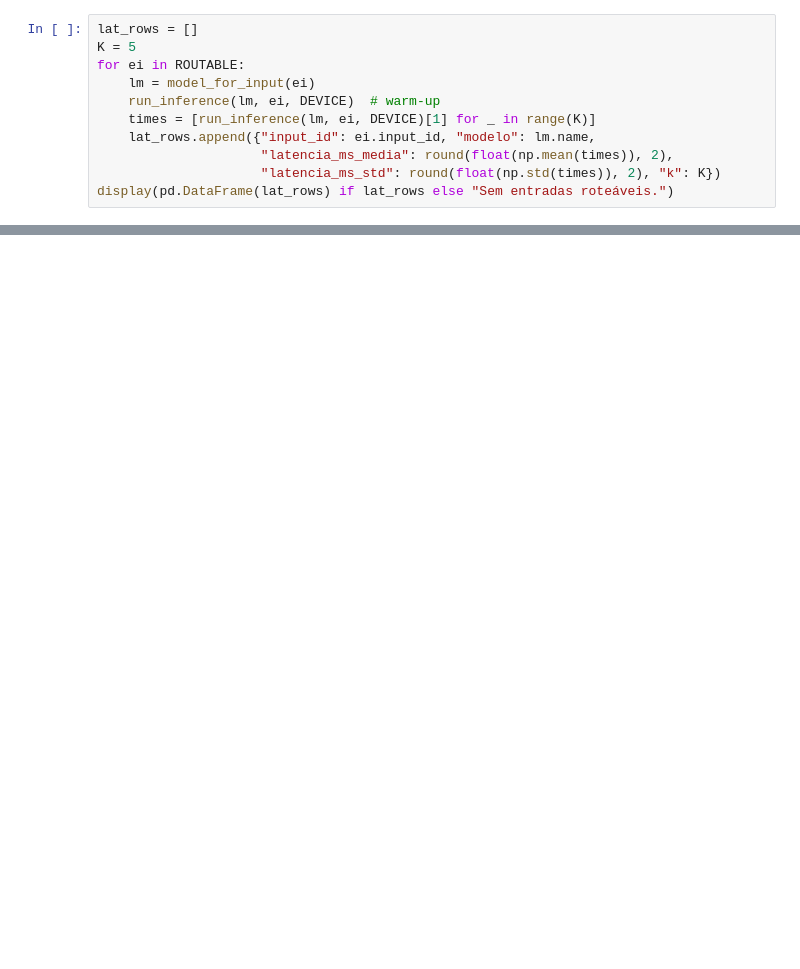
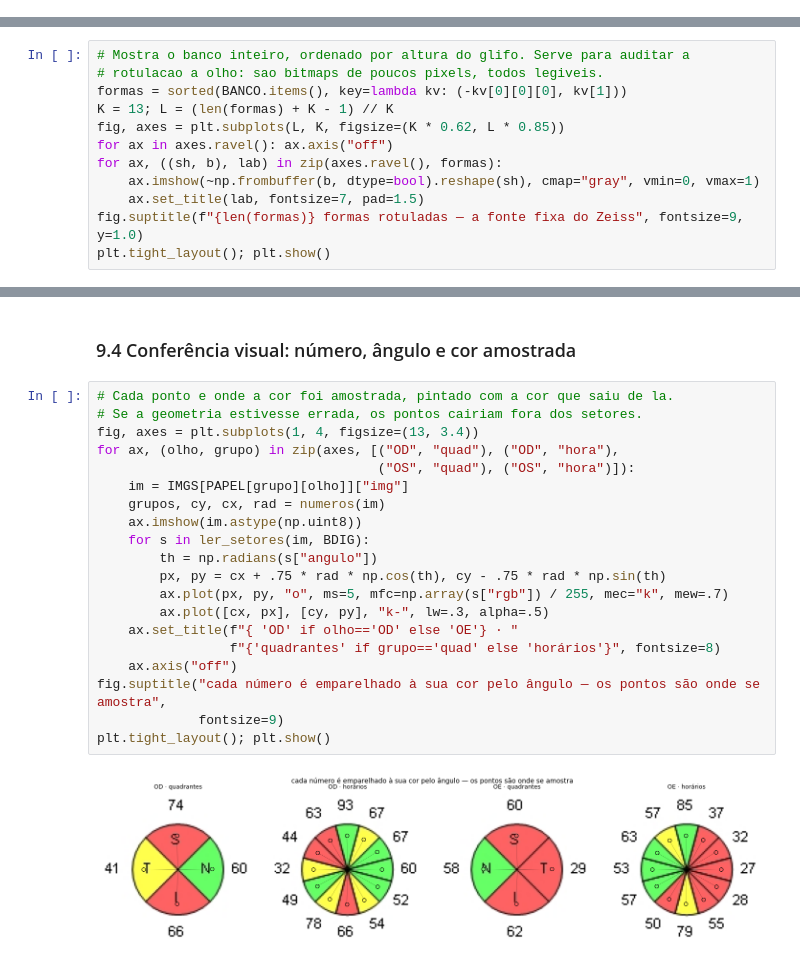
Before and after one commit to rtardell1/pai-analise-de-retina-oct, a Jupyter notebook: pai-analise_retina-rafael_tardelli.ipynb, the cells around one changed output, grey strips where cells are left out. Cells and saved outputs as stored; diff of their text form; blank space fills up the shorter version.

```diff
--- a/pai-analise_retina-rafael_tardelli.ipynb
+++ b/pai-analise_retina-rafael_tardelli.ipynb
@@ -903,11 +0,0 @@ desvio-padrão (ms), após um *warm-up*.
-# %%
-lat_rows = []
-K = 5
-for ei in ROUTABLE:
-    lm = model_for_input(ei)
-    run_inference(lm, ei, DEVICE)  # warm-up
-    times = [run_inference(lm, ei, DEVICE)[1] for _ in range(K)]
-    lat_rows.append({"input_id": ei.input_id, "modelo": lm.name,
-                     "latencia_ms_media": round(float(np.mean(times)), 2),
-                     "latencia_ms_std": round(float(np.std(times)), 2), "k": K})
-display(pd.DataFrame(lat_rows) if lat_rows else "Sem entradas roteáveis.")
@@ -965,0 +709,12 @@ experimentos; números específicos dependem das imagens carregadas na execuçã
+# %%
+# Mostra o banco inteiro, ordenado por altura do glifo. Serve para auditar a
+# rotulacao a olho: sao bitmaps de poucos pixels, todos legiveis.
+formas = sorted(BANCO.items(), key=lambda kv: (-kv[0][0][0], kv[1]))
+K = 13; L = (len(formas) + K - 1) // K
+fig, axes = plt.subplots(L, K, figsize=(K * 0.62, L * 0.85))
+for ax in axes.ravel(): ax.axis("off")
+for ax, ((sh, b), lab) in zip(axes.ravel(), formas):
+    ax.imshow(~np.frombuffer(b, dtype=bool).reshape(sh), cmap="gray", vmin=0, vmax=1)
+    ax.set_title(lab, fontsize=7, pad=1.5)
+fig.suptitle(f"{len(formas)} formas rotuladas — a fonte fixa do Zeiss", fontsize=9, y=1.0)
+plt.tight_layout(); plt.show()
@@ -965,0 +920,24 @@ experimentos; números específicos dependem das imagens carregadas na execuçã
+# %% [markdown]
+### 9.4 Conferência visual: número, ângulo e cor amostrada
+# %%
+# Cada ponto e onde a cor foi amostrada, pintado com a cor que saiu de la.
+# Se a geometria estivesse errada, os pontos cairiam fora dos setores.
+fig, axes = plt.subplots(1, 4, figsize=(13, 3.4))
+for ax, (olho, grupo) in zip(axes, [("OD", "quad"), ("OD", "hora"),
+                                    ("OS", "quad"), ("OS", "hora")]):
+    im = IMGS[PAPEL[grupo][olho]]["img"]
+    grupos, cy, cx, rad = numeros(im)
+    ax.imshow(im.astype(np.uint8))
+    for s in ler_setores(im, BDIG):
+        th = np.radians(s["angulo"])
+        px, py = cx + .75 * rad * np.cos(th), cy - .75 * rad * np.sin(th)
+        ax.plot(px, py, "o", ms=5, mfc=np.array(s["rgb"]) / 255, mec="k", mew=.7)
+        ax.plot([cx, px], [cy, py], "k-", lw=.3, alpha=.5)
+    ax.set_title(f"{ 'OD' if olho=='OD' else 'OE'} · "
+                 f"{'quadrantes' if grupo=='quad' else 'horários'}", fontsize=8)
+    ax.axis("off")
+fig.suptitle("cada número é emparelhado à sua cor pelo ângulo — os pontos são onde se amostra",
+             fontsize=9)
+plt.tight_layout(); plt.show()
+# %% [output]
+[figure, added]
```
Also changed, not shown: parts of 71 cells of this notebook, 9 other files.
